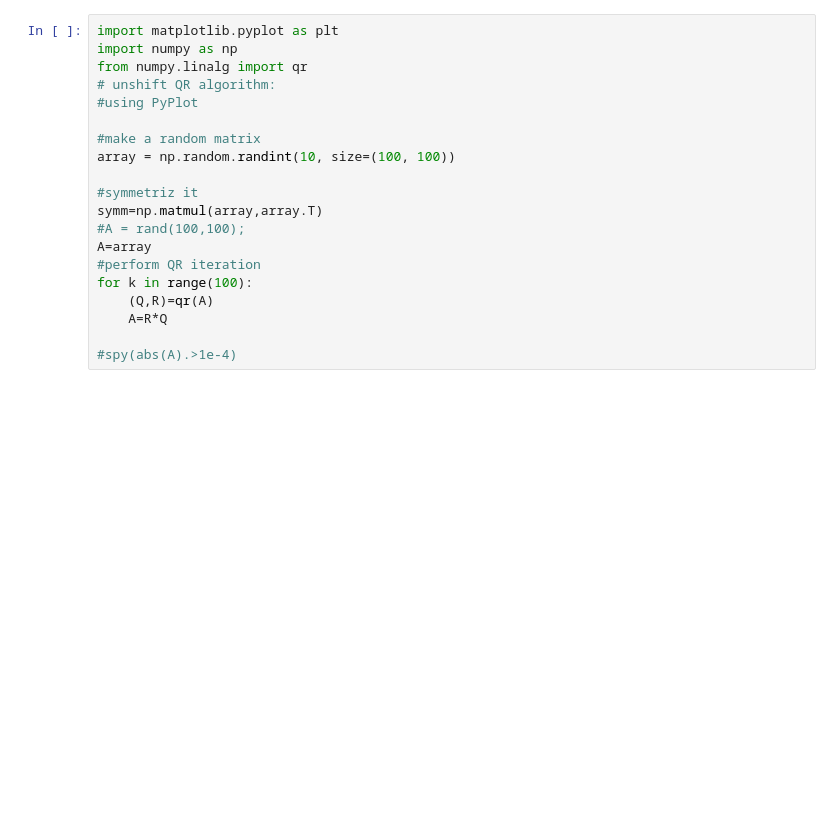
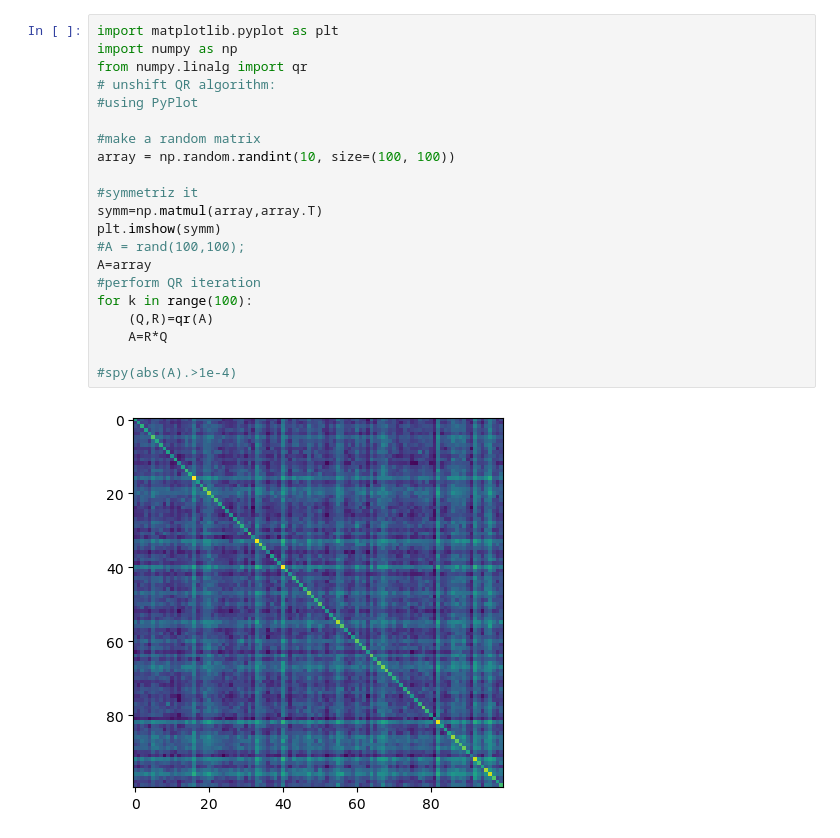
Before and after one commit to dgrin1/p304_2024_examples, a Jupyter notebook: qr.ipynb, the cells around one changed output. Drawn from its saved outputs; the diff is of its cells as text; blank space fills up the shorter version.

```diff
--- a/qr.ipynb
+++ b/qr.ipynb
@@ -1,23 +1,26 @@
 # %%
 import matplotlib.pyplot as plt
 import numpy as np
 from numpy.linalg import qr
 # unshift QR algorithm:
 #using PyPlot
 
 #make a random matrix
 array = np.random.randint(10, size=(100, 100))
 
 #symmetriz it
 symm=np.matmul(array,array.T)
+plt.imshow(symm)
 #A = rand(100,100);
 A=array
 #perform QR iteration
 for k in range(100):
     (Q,R)=qr(A)
     A=R*Q
 
 #spy(abs(A).>1e-4)
+# %% [output]
+[figure, added]
 # %%
 #plot it
 plt.imshow(abs(A)>1.e-4)
```
Also changed, not shown: parts of 1 cell of this notebook.
